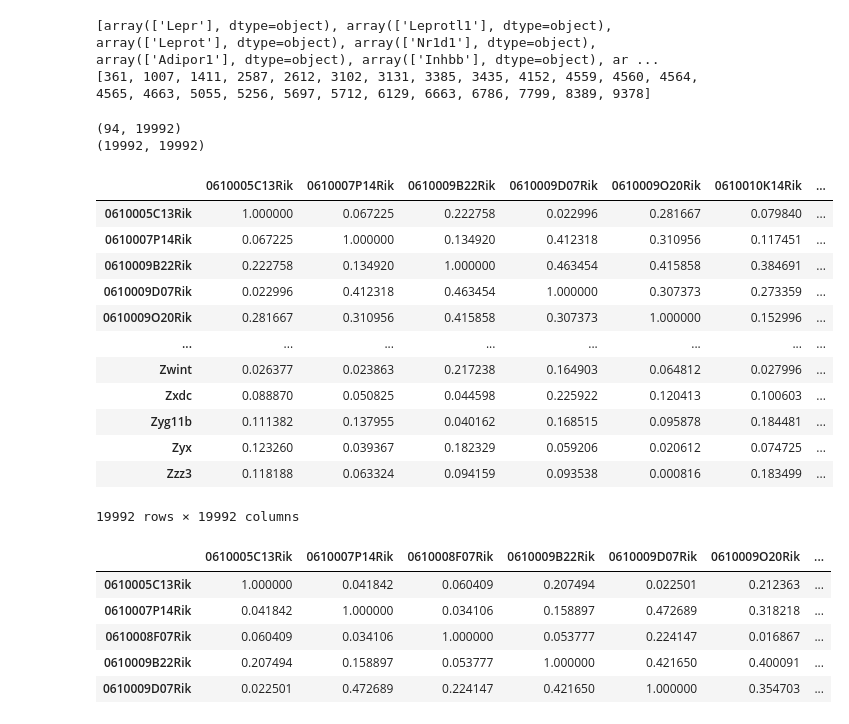
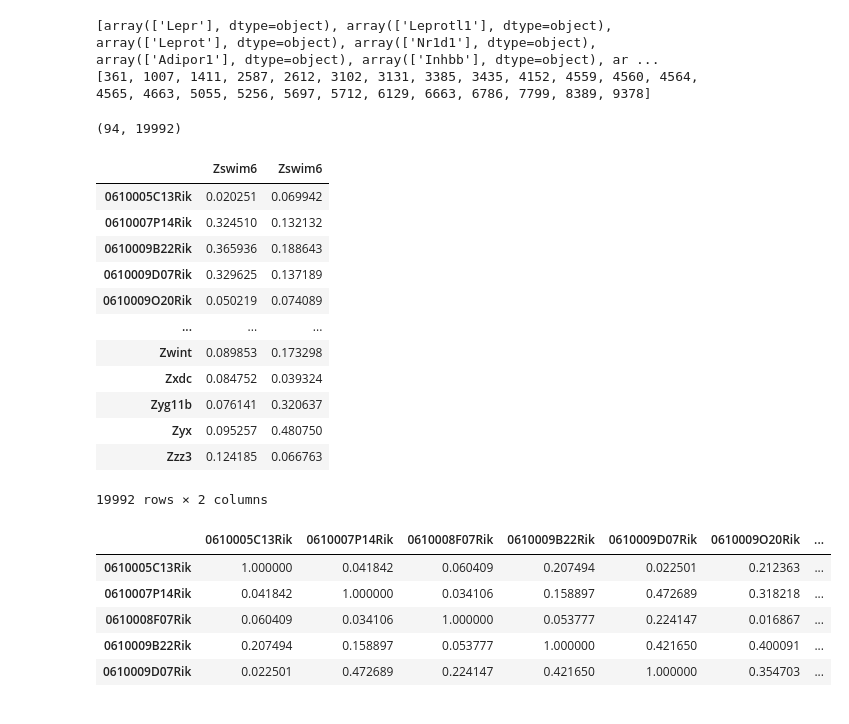
Before and after one commit to aeaswar81/MultiCens, a Jupyter notebook: Mouse centrality Leptin Aravind.ipynb, the cells around one changed output. Drawn from its saved outputs; the diff is of its cells as text; code cells hidden in the pictures.

```diff
--- a/Mouse centrality Leptin Aravind.ipynb
+++ b/Mouse centrality Leptin Aravind.ipynb
@@ -115,0 +129,4 @@ Index(['0610005C13Rik', '0610007N19Rik', '0610007P14Rik', '0610009B22Rik',
+# %%
+#add insulin column also
+hypothalamus["insulin"] = np.random.uniform(low=0.0009, high=0.001, size=(hypothalamus.shape[0],))
+print(hypothalamus.columns)
@@ -181,8 +210,8 @@ print(np.shape(samples))
 #source_tissue = adipose[genes]#.loc[samples]
 #target_tissue = hypothalamus[genes]#.loc[samples]
 
-source_tissue =hypothalamus.loc[samples, genes]#adipose.loc[samples, genes]
-target_tissue = adipose.loc[samples, genes]#hypothalamus.loc[samples, genes]
+source_tissue =adipose.loc[samples, genes]
+target_tissue = hypothalamus.loc[samples, genes]
 # %% [output]
 ['0610005C13Rik', '0610007P14Rik', '0610009B22Rik', '0610009D07Rik', '0610009O20Rik', '0610010K14Rik', '0610031J06Rik', '0610037L13Rik', '0610040J01Rik', '1110001A16Rik', '1110001J03Rik', '1110004E09R ...
 ['129X1/SvJ', 'A/J', 'AKR/J', 'AXB12/PgnJ', 'AXB15/PgnJ', 'AXB19/PgnJ', 'AXB19a/PgnJ', 'AXB19b/PgnJ', 'AXB2/PgnJ', 'AXB6/PgnJ', 'AXB8/PgnJ', 'BALB/cJ', 'BUB/BnJ', 'BXA11/PgnJ', 'BXA12/PgnJ', 'BXA14/Pg ...
@@ -206,31 +251,30 @@ print(lep_target_indices)
 # %%
 #pcor = pg.pairwise_corr(adipose, method='bicor')
 df = pd.concat([source_tissue, target_tissue], axis = 1)
-#adip_hyp_corr = abs(df.corr(method = "spearman"))
-hyp_adip_corr=abs(df.corr(method="spearman"))
+adip_hyp_corr = abs(df.corr(method = "spearman"))
+#hyp_adip_corr=abs(df.corr(method="spearman"))
 print(df.shape)
 #print(adip_hyp_corr.shape)
-print(hyp_adip_corr.shape)
+#print(hyp_adip_corr.shape)
 # %% [output]
 (94, 19992)
-(19992, 19992)
 # %%
-adip_hyp_corr
+adip_hyp_corr['Zswim6']
 #hyp_adip_corr
 # %% [output]
-|  | 0610005C13Rik | 0610007P14Rik | 0610009B22Rik | 0610009D07Rik | 0610009O20Rik | 0610010K14Rik | ... |
-| 0610005C13Rik | 1.000000 | 0.067225 | 0.222758 | 0.022996 | 0.281667 | 0.079840 | ... |
-| 0610007P14Rik | 0.067225 | 1.000000 | 0.134920 | 0.412318 | 0.310956 | 0.117451 | ... |
-| 0610009B22Rik | 0.222758 | 0.134920 | 1.000000 | 0.463454 | 0.415858 | 0.384691 | ... |
-| 0610009D07Rik | 0.022996 | 0.412318 | 0.463454 | 1.000000 | 0.307373 | 0.273359 | ... |
-| 0610009O20Rik | 0.281667 | 0.310956 | 0.415858 | 0.307373 | 1.000000 | 0.152996 | ... |
-| ... | ... | ... | ... | ... | ... | ... | ... |
-| Zwint | 0.026377 | 0.023863 | 0.217238 | 0.164903 | 0.064812 | 0.027996 | ... |
-| Zxdc | 0.088870 | 0.050825 | 0.044598 | 0.225922 | 0.120413 | 0.100603 | ... |
-| Zyg11b | 0.111382 | 0.137955 | 0.040162 | 0.168515 | 0.095878 | 0.184481 | ... |
-| Zyx | 0.123260 | 0.039367 | 0.182329 | 0.059206 | 0.020612 | 0.074725 | ... |
-| Zzz3 | 0.118188 | 0.063324 | 0.094159 | 0.093538 | 0.000816 | 0.183499 | ... |
+|  | Zswim6 | Zswim6 |
+| 0610005C13Rik | 0.020251 | 0.069942 |
+| 0610007P14Rik | 0.324510 | 0.132132 |
+| 0610009B22Rik | 0.365936 | 0.188643 |
+| 0610009D07Rik | 0.329625 | 0.137189 |
+| 0610009O20Rik | 0.050219 | 0.074089 |
+| ... | ... | ... |
+| Zwint | 0.089853 | 0.173298 |
+| Zxdc | 0.084752 | 0.039324 |
+| Zyg11b | 0.076141 | 0.320637 |
+| Zyx | 0.095257 | 0.480750 |
+| Zzz3 | 0.124185 | 0.066763 |
-19992 rows × 19992 columns
+19992 rows × 2 columns
 # %%
 liv_adp = pd.read_csv("./data/adp_int_bicor.csv", sep=",")
 # %%
```
Also changed, not shown: parts of 22 cells of this notebook, 8 other files.
